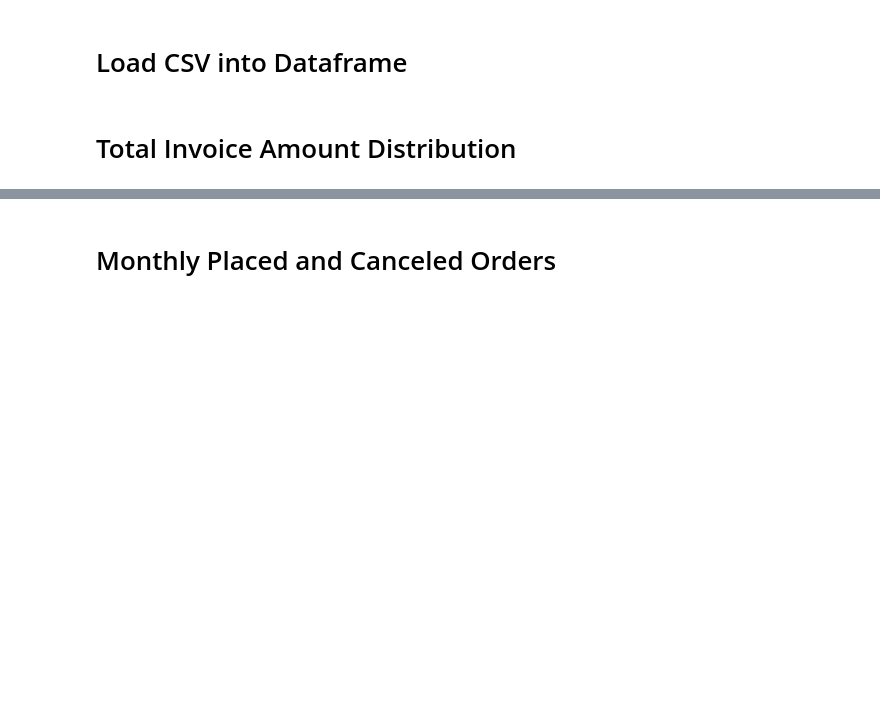
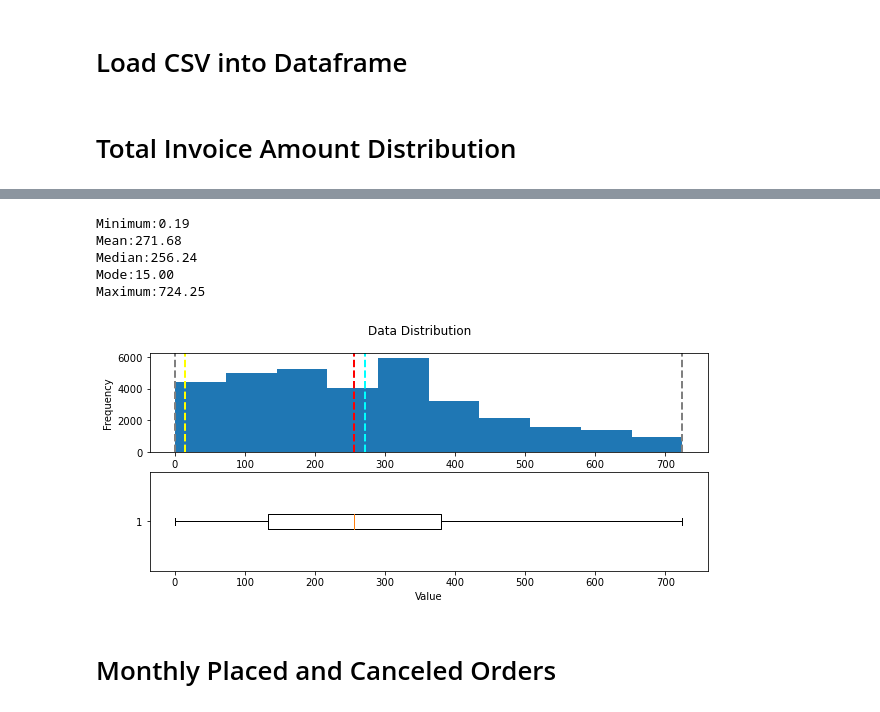
Before and after one commit to jarviscanada/jarvis_data_eng_SiqiYang, a Jupyter notebook: python_data_wrangling/retail_data_analytics_wrangling.ipynb, the cells around one changed output, grey strips where cells are left out. Cells and saved outputs as stored; diff of their text form; code cells hidden in the pictures; blank space fills up the shorter version.

```diff
--- a/python_data_wrangling/retail_data_analytics_wrangling.ipynb
+++ b/python_data_wrangling/retail_data_analytics_wrangling.ipynb
@@ -143,2 +135,15 @@ pandas.core.series.Series
+# %%
+retail_df["amount"] = retail_df["quantity"] * retail_df["unit_price"]
+retail = retail_df[retail_df.amount > 0]
+var_data = retail.groupby(["invoice_no"]).sum()
+var_data = var_data[var_data.amount < var_data["amount"].quantile(0.85)]
+show_distribution(var_data)
+# %% [output]
+Minimum:0.19
+Mean:271.68
+Median:256.24
+Mode:15.00
+Maximum:724.25
+[figure, added]
 # %% [markdown]
 # Monthly Placed and Canceled Orders
```
Also changed, not shown: parts of 14 cells of this notebook, 2 other files.
